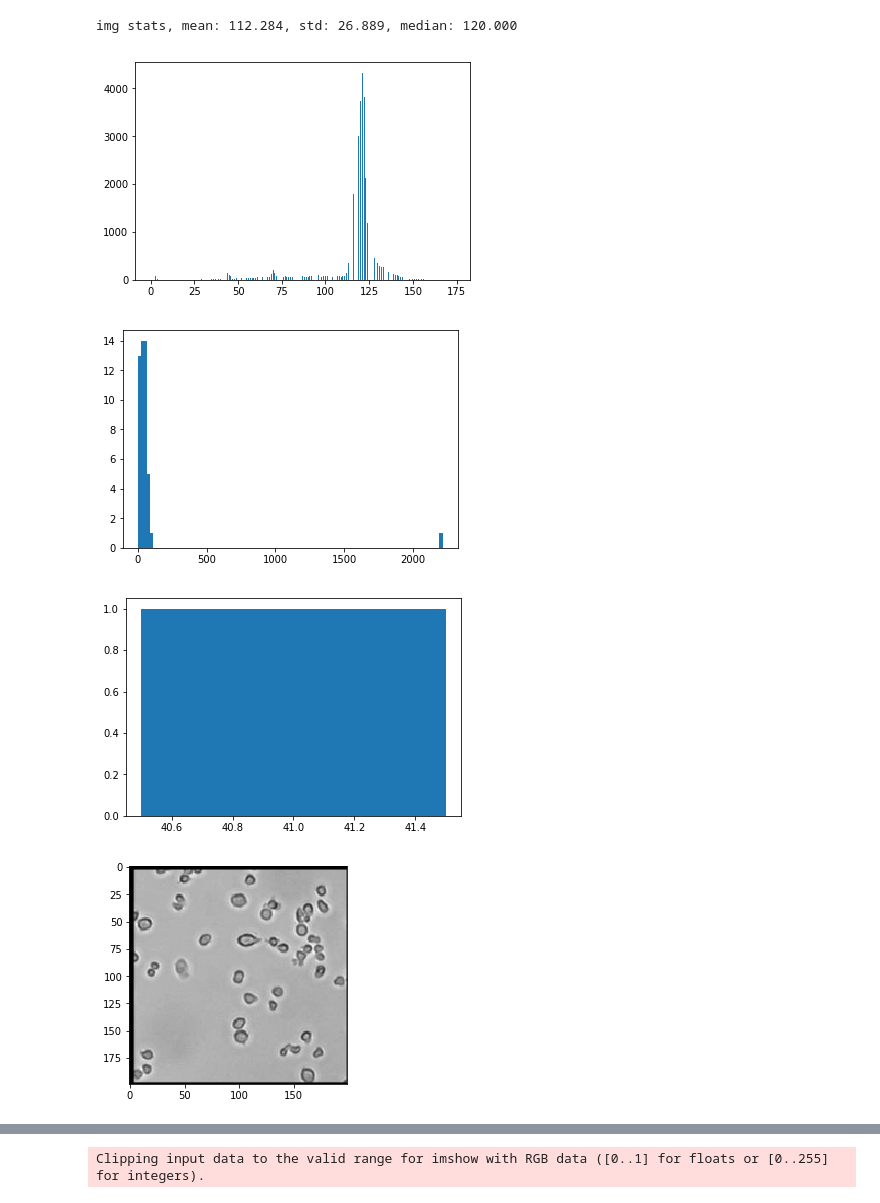
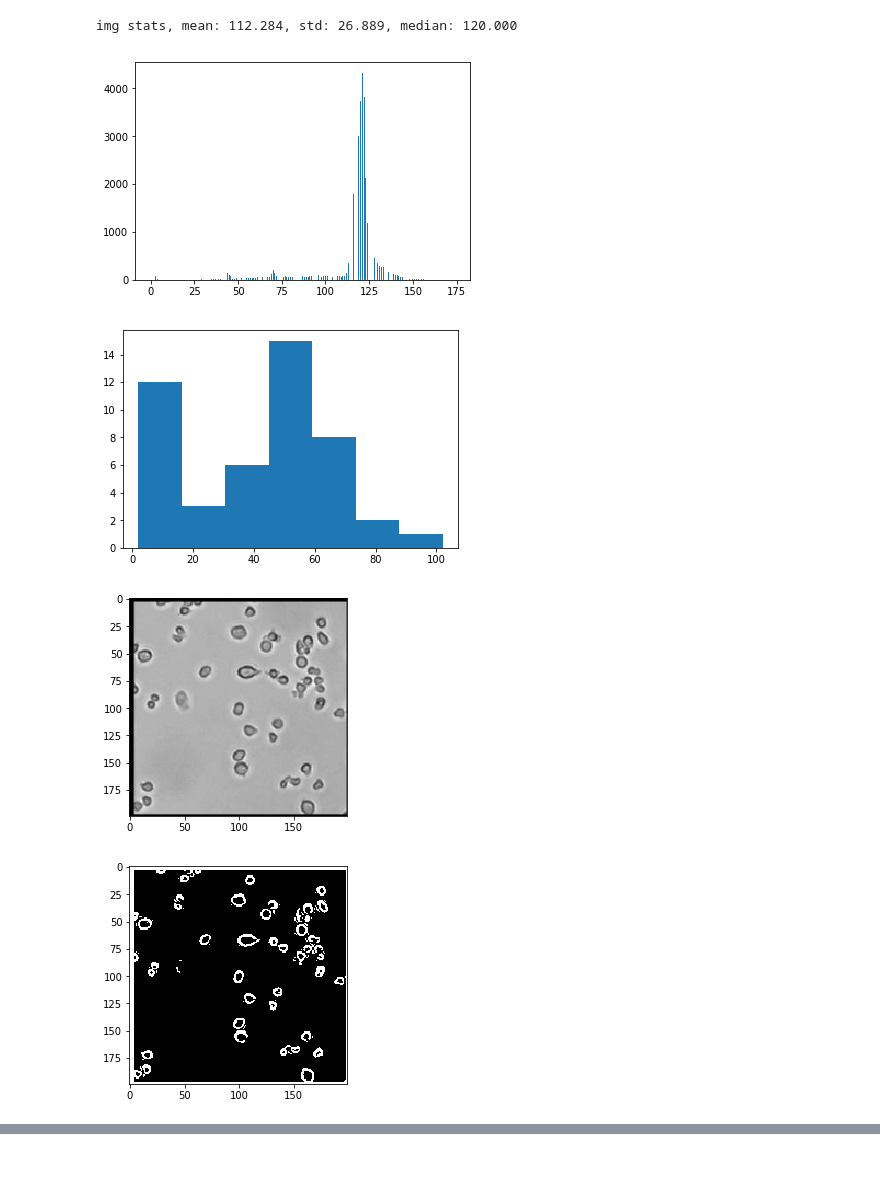
Before and after one commit to ecdeng/incuvision, a Jupyter notebook: proto/image_analysis/Cell_Count_Testing.ipynb, the cells around one changed output, grey strips where cells are left out. Cells and saved outputs as stored; diff of their text form; code cells hidden in the pictures; blank space fills up the shorter version.

Commit message:
cell vision recognizing all unique cells except some cells that are touching the border

```diff
--- a/proto/image_analysis/Cell_Count_Testing.ipynb
+++ b/proto/image_analysis/Cell_Count_Testing.ipynb
@@ -43,43 +43,48 @@ for i in range(img_bfs.shape[0]):
         cell_set.add(point)
         while not q.empty():
             curr = q.get()
 
             for neighbor in getNeighbors(img_bfs, curr):
                 if neighbor not in found_points and img_bfs[neighbor] == 256:
                     found_points.add(neighbor)
                     q.put(neighbor)
                     cell_set.add(neighbor)
         cell_sets.append(cell_set)
 
 img_color = np.zeros([img.shape[0], img.shape[1], 3])
 i = 0
-cset_stats = []
+cell_stats = []
 for cset in cell_sets:
     i += 1
     if len(cset) == 1:
         continue
-    cset_stats.append(len(cset))
-    color = (np.sin(i) * 256, np.cos(2*i + 1) * 256, np.sin(5*i - 3) * 256)
-    for point in cset:
-        img_color[point] = color
+    cell_stats.append(len(cset))
+cell_stats = np.array(cell_stats)
 
-good_cell_idxs = np.abs(len(cell_sets) - np.mean(cset_stats)) <= np.std(cset_stats) * 4
-good_cell_sets = cell_sets[good_cell_idxs]
-good_cell_stats = cset_stats[good_cell_idxs]
-plt.hist(cset_stats, bins='auto')
-plt.show()
+good_cell_stats = cell_stats[np.abs(cell_stats - cell_stats.mean()) < cell_stats.std() * 2]
+good_cells = []
 plt.hist(good_cell_stats, bins='auto')
 plt.show()
+for i in range(len(cell_stats)):
+    if np.abs(cell_stats[i] - cell_stats.mean()) < cell_stats.std() * 2:
+        good_cells.append(cell_sets[i])
+
+for cset in cell_sets:
+    if len(cset) == 1 or len(cset) > 2000:
+        continue
+    color = np.random.rand(3)
+    for p in cset:
+        img_color[p] = color
 
 plt.imshow(img, cmap='gray')
 plt.show()
 plt.imshow(img_threshold, cmap='gray')
 plt.show()
 plt.imshow(img_color)
 plt.show()
 # %% [output]
 img stats, mean: 112.284, std: 26.889, median: 120.000
 [figure]
-[figure, old version]
+[figure, new version]
-[figure, old version]
+[figure, new version]
-[figure, old version]
+[figure, new version]
@@ -87 +91,0 @@ img stats, mean: 112.284, std: 26.889, median: 120.000
-Clipping input data to the valid range for imshow with RGB data ([0..1] for floats or [0..255] for integers).
```
Also changed, not shown: parts of 1 cell of this notebook.
